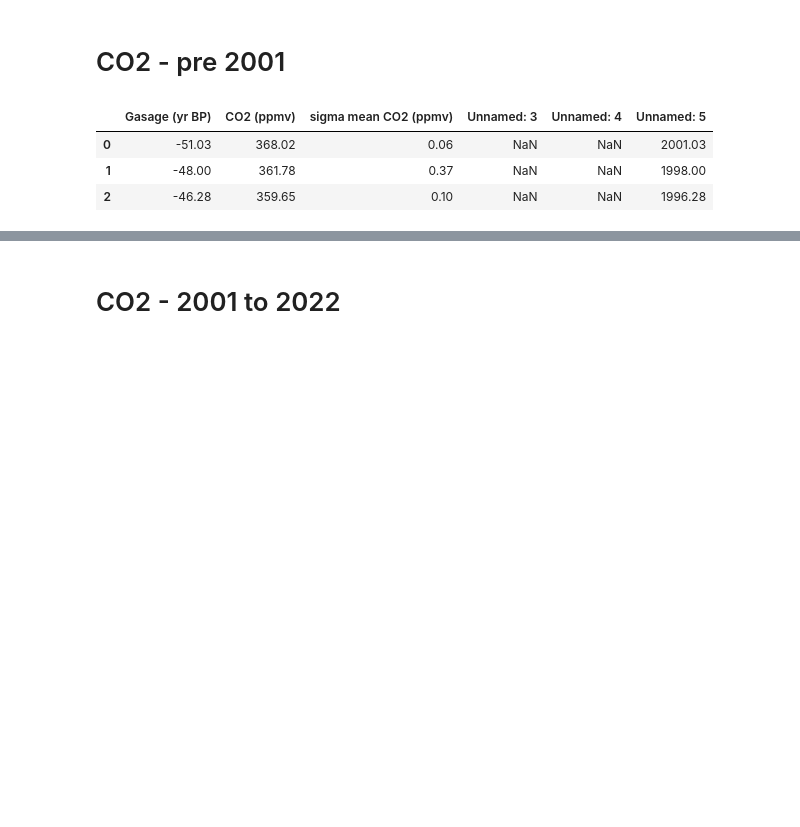
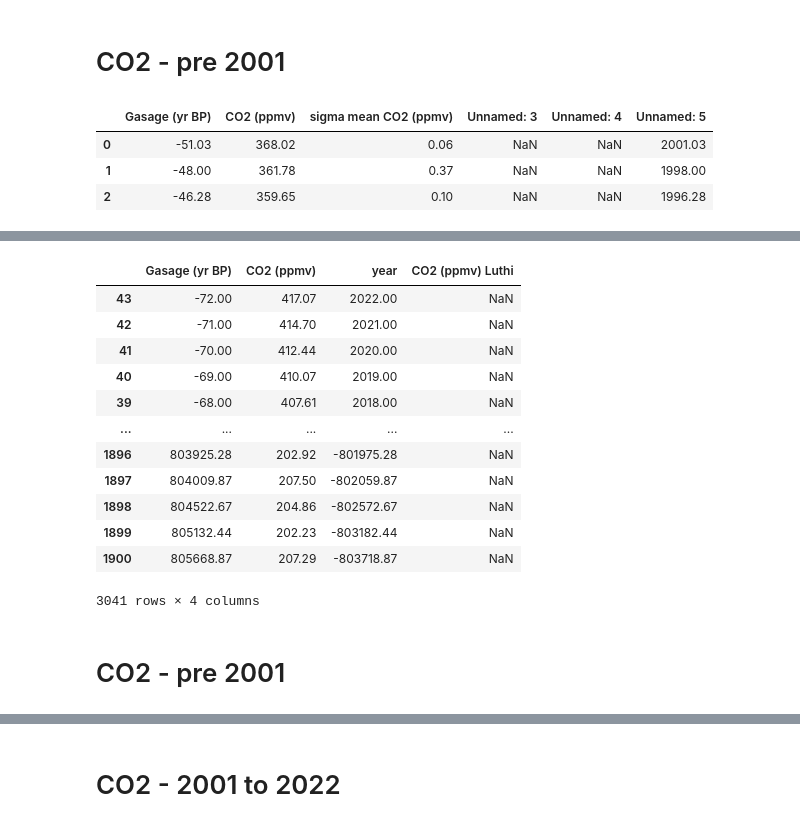
Before and after one commit to nurbujang/2progdaw23, a Jupyter notebook: data.ipynb, the cells around one changed output, grey strips where cells are left out. Cells and saved outputs as stored; diff of their text form; code cells hidden in the pictures; blank space fills up the shorter version.

```diff
--- a/data.ipynb
+++ b/data.ipynb
@@ -15,0 +95,7 @@ df_co2_pre2001 = df_co2_pre2001.iloc[:, :2].copy()
+# %%
+df_co2_all['year'] = np.where(df_co2_all['year'].isna(),
+                            np.negative(df_co2_all['Gasage (yr BP) ']) + 1950,
+                            df_co2_all['year'])
+
+df_co2_all['Gasage (yr BP) ']= np.where(df_co2_all['Gasage (yr BP) '].isna(),
+         1950 - df_co2_all['year'], df_co2_all['Gasage (yr BP) '])
@@ -15,0 +108,16 @@ df_co2_pre2001 = df_co2_pre2001.iloc[:, :2].copy()
+# %%
+df_co2_all.sort_values('year', ascending=False)
+# %% [output]
+|  | Gasage (yr BP) | CO2 (ppmv) | year | CO2 (ppmv) Luthi |
+| 43 | -72.00 | 417.07 | 2022.00 | NaN |
+| 42 | -71.00 | 414.70 | 2021.00 | NaN |
+| 41 | -70.00 | 412.44 | 2020.00 | NaN |
+| 40 | -69.00 | 410.07 | 2019.00 | NaN |
+| 39 | -68.00 | 407.61 | 2018.00 | NaN |
+| ... | ... | ... | ... | ... |
+| 1896 | 803925.28 | 202.92 | -801975.28 | NaN |
+| 1897 | 804009.87 | 207.50 | -802059.87 | NaN |
+| 1898 | 804522.67 | 204.86 | -802572.67 | NaN |
+| 1899 | 805132.44 | 202.23 | -803182.44 | NaN |
+| 1900 | 805668.87 | 207.29 | -803718.87 | NaN |
+3041 rows × 4 columns
@@ -15,0 +126,2 @@ df_co2_pre2001 = df_co2_pre2001.iloc[:, :2].copy()
+# %% [markdown]
+# CO2 - pre 2001
```
Also changed, not shown: parts of 38 cells of this notebook, 3 other files.
